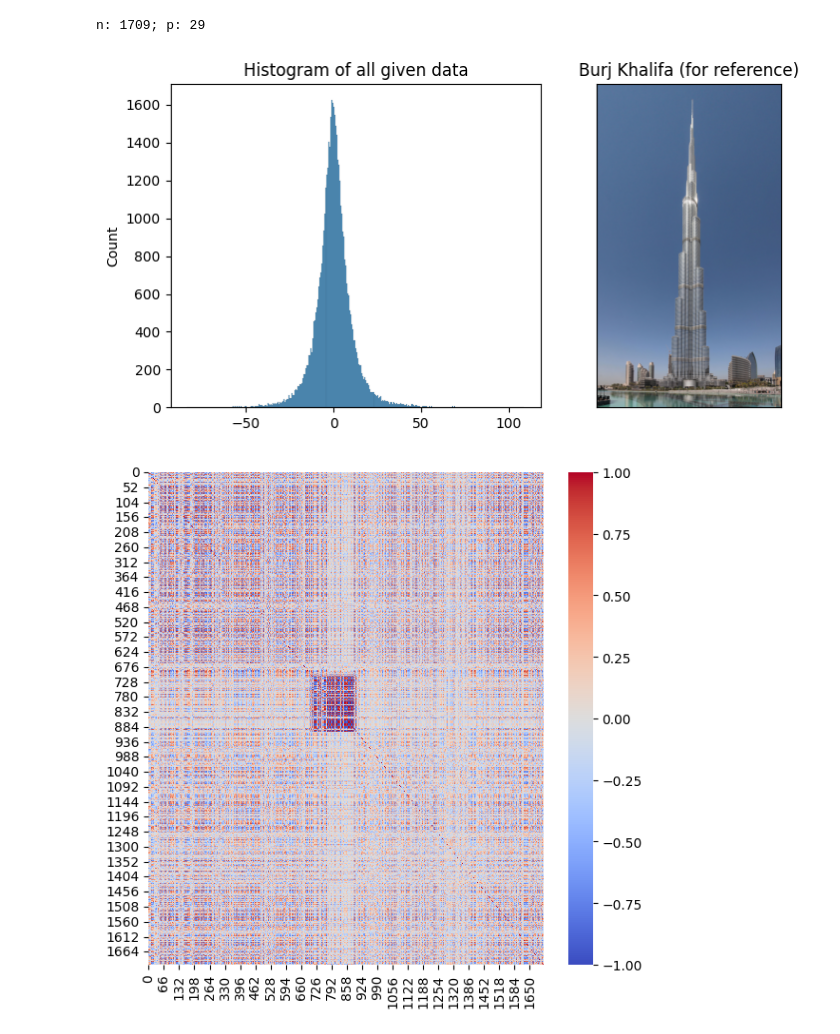
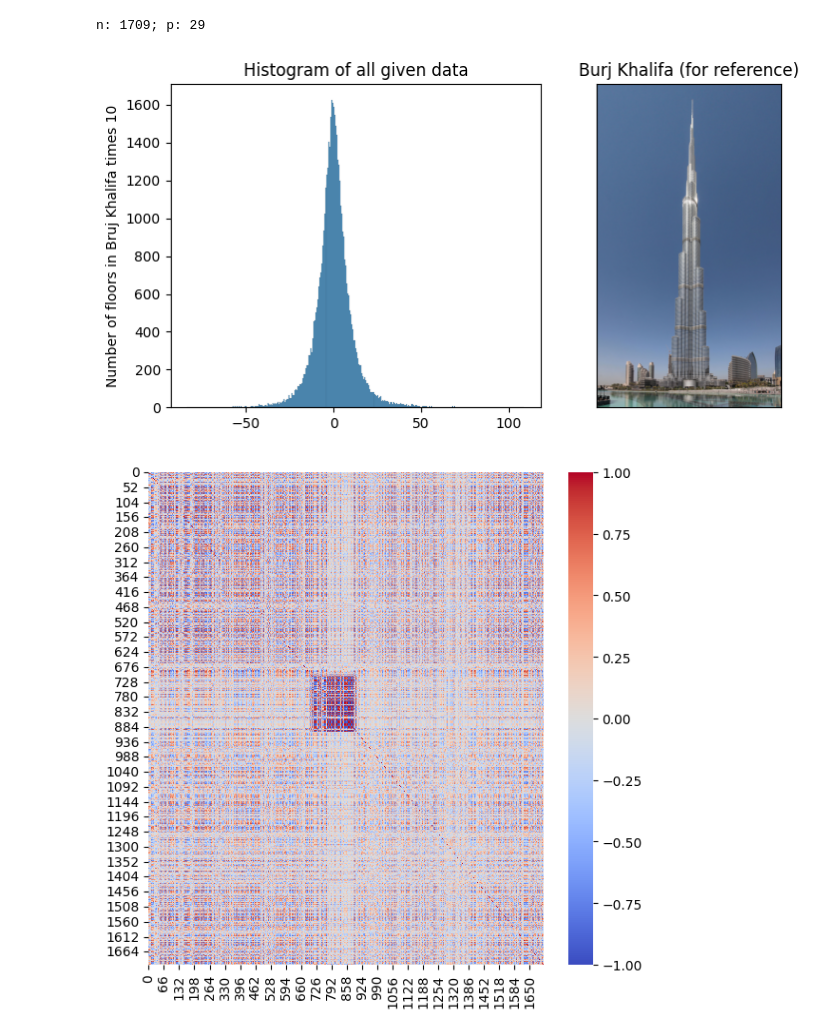
Before and after one commit to ostapenkovs/ieor-4500-apps-prog, a Jupyter notebook: hw3/hw3.ipynb, the cells around one changed output. Drawn from its saved outputs; the diff is of its cells as text; code cells hidden in the pictures.

```diff
--- a/hw3/hw3.ipynb
+++ b/hw3/hw3.ipynb
@@ -36,18 +36,19 @@ n: 1709; p: 29
 # %%
 # plotting a histogram of all the data combined
 fig, ax = plt.subplots(1, 2, figsize=(8, 4))
 sns.histplot(X.flatten(), ax=ax[0])
 ax[0].set_title('Histogram of all given data')
+ax[0].set_ylabel('Number of floors in Bruj Khalifa times 10')
 
 ax[1].imshow(mpimg.imread('./data/burj_khalifa.jpg'))
 ax[1].set_xticks([])
 ax[1].set_yticks([])
 ax[1].set_title('Burj Khalifa (for reference)')
 
 plt.tight_layout()
 plt.show()
 # %% [output]
-[figure, old version]
+[figure, new version]
 # %%
 # plotting the correlations for every row with every other row
 # to look for patterns in the data. correlation is between -1 and 1!
```
Also changed, not shown: 9 other files.
